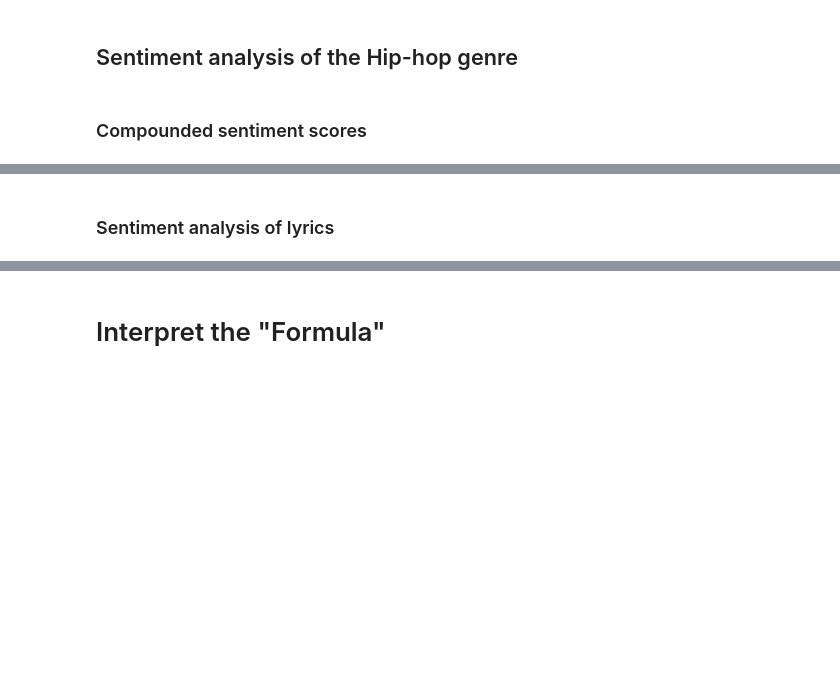
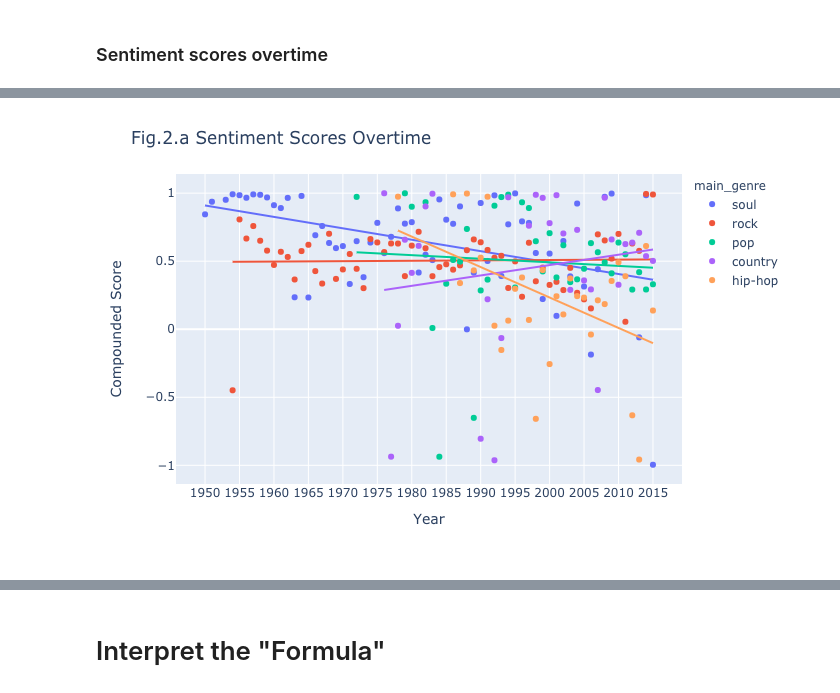
Before and after one commit to EggmanWalrus/40400-Assignment-3, a Jupyter notebook: Assignment3.ipynb, the cells around one changed output, grey strips where cells are left out. Cells and saved outputs as stored; diff of their text form; code cells hidden in the pictures; blank space fills up the shorter version.

```diff
--- a/Assignment3.ipynb
+++ b/Assignment3.ipynb
@@ -36,0 +178,5 @@ music_df.head()
+# %%
+# Load this csv to avoid running the above codes
+music_df = pd.read_csv('music_df_final.csv')
+
+music_df.head()
@@ -72,14 +207,13 @@ Index(['lyrics', 'num_syllables', 'pos', 'year', 'fog_index', 'flesch_index',
-# %% [markdown]
-## Sentiment analysis of the Hip-hop genre
 # %% [markdown]
-### Compounded sentiment scores
+### Sentiment scores overtime
 # %%
-popular_genres = music_df['main_genre'].value_counts().index[:5]
+fig = px.scatter(music_df[music_df['main_genre'].isin(popular_genres)].groupby(['year', 'main_genre'])['compound'].mean().reset_index(),
+              x = 'year', y = 'compound', color = 'main_genre', trendline='ols')
+fig.update_xaxes(tick0=1950, dtick=5)
 
-fig = px.box(music_df[music_df['main_genre'].isin(popular_genres)], x='main_genre', y='compound', points='all')
-fig.update_layout(title = 'Fig.1 Sentiment Scores for Song Genres',
-                  xaxis = dict(title = 'Genre'),
+fig.update_layout(title = 'Fig.2.a Sentiment Scores Overtime',
+                  xaxis = dict(title = 'Year'),
                   yaxis = dict(title = 'Compounded Score'))
 
-fig.show()
+fig.show('png')
 # %% [output]
@@ -88,2 +220 @@ fig.show()
+[figure, added]
-# %% [markdown]
-### Sentiment analysis of lyrics
```
Also changed, not shown: parts of 43 cells of this notebook, 2 other files.
